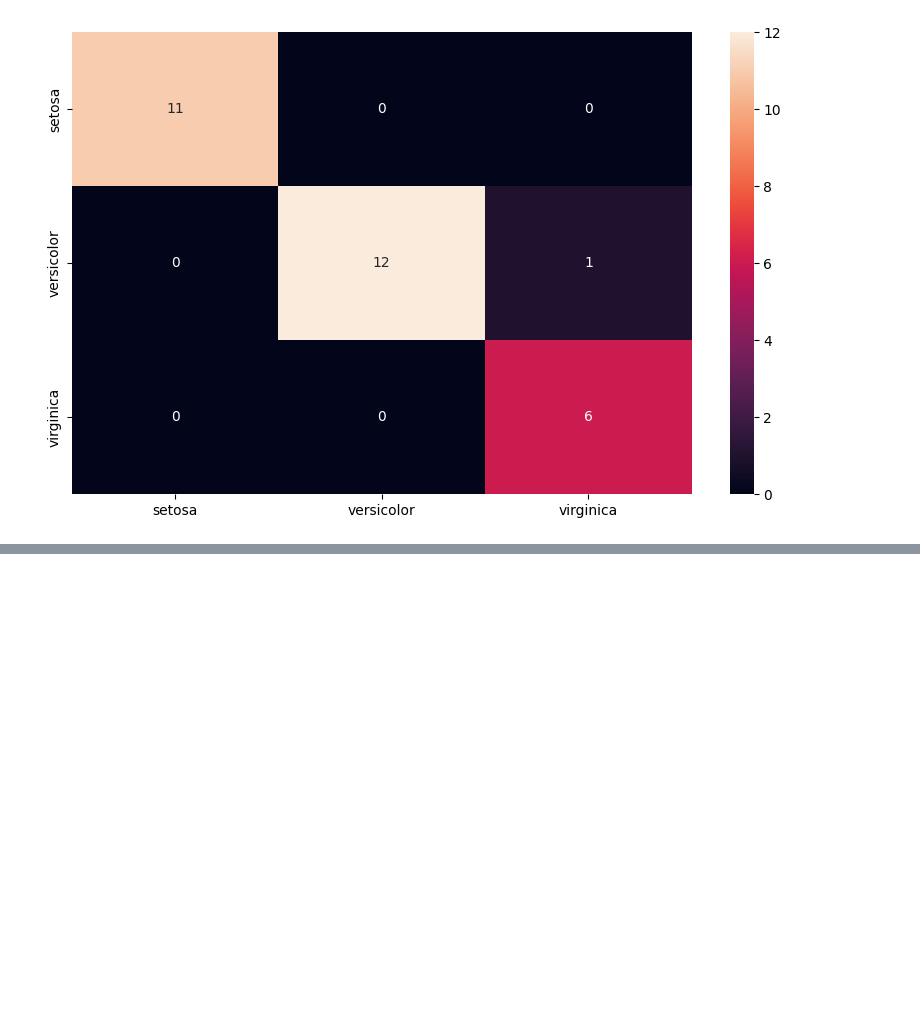
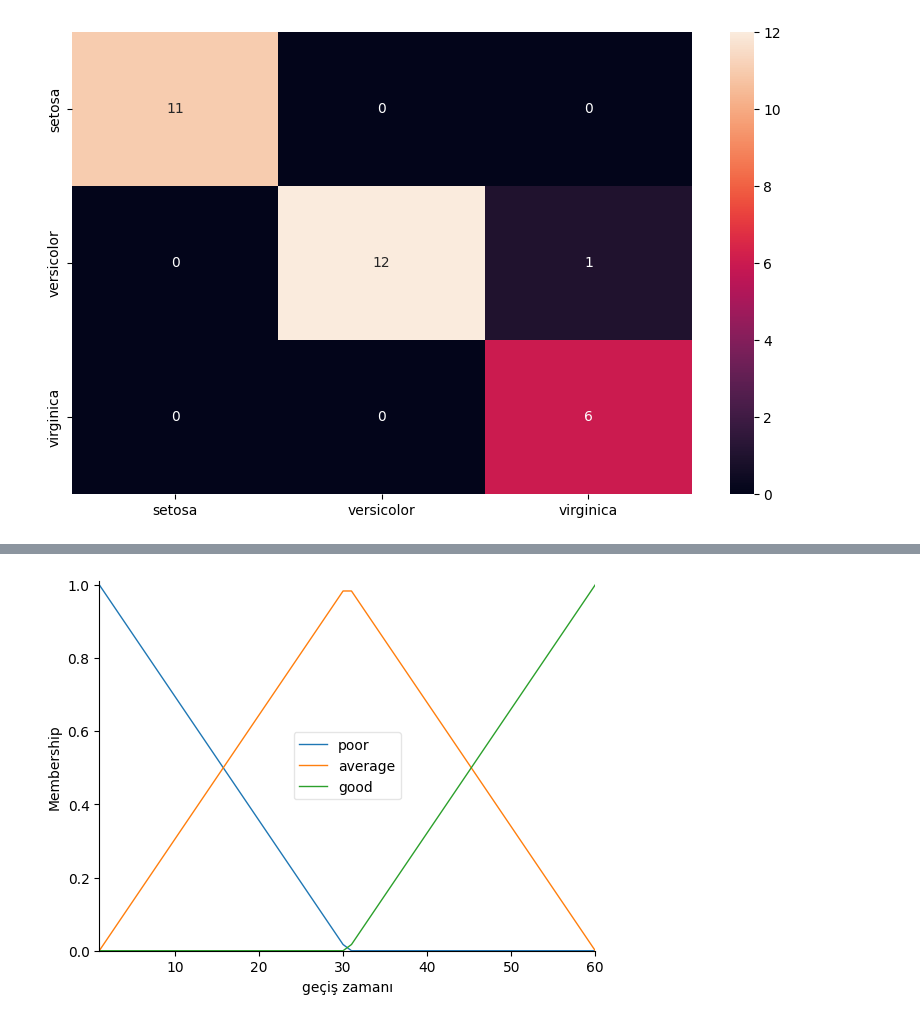
Before and after one commit to MuhammetOzturk/Deneyap-Yapay-Zeka_Egitim, a Jupyter notebook: Hafta2/Deneyap Egitim 2. Hafta.ipynb, the cells around one changed output, grey strips where cells are left out. Saved outputs shown, nothing was run; the diff lists cells and outputs as text; code cells hidden in the pictures; blank space fills up the shorter version.

```diff
--- a/Hafta2/Deneyap Egitim 2. Hafta.ipynb
+++ b/Hafta2/Deneyap Egitim 2. Hafta.ipynb
@@ -293,0 +477,4 @@ sns.heatmap(hata_goster, annot=True)
+# %%
+bekleme_suresi.view()
+# %% [output]
+[figure, added]
```
Also changed, not shown: parts of 8 cells of this notebook, 3 other files.
